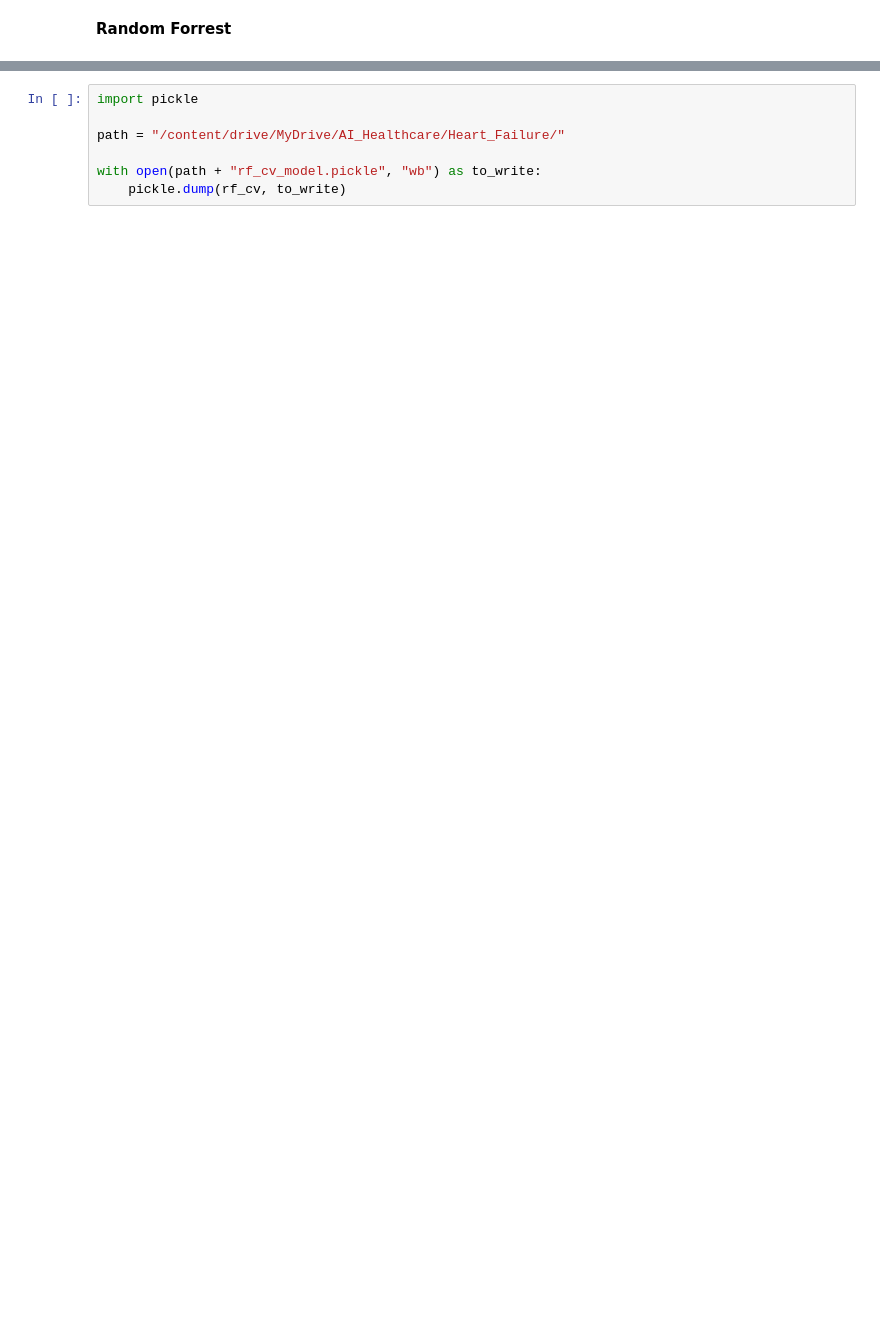
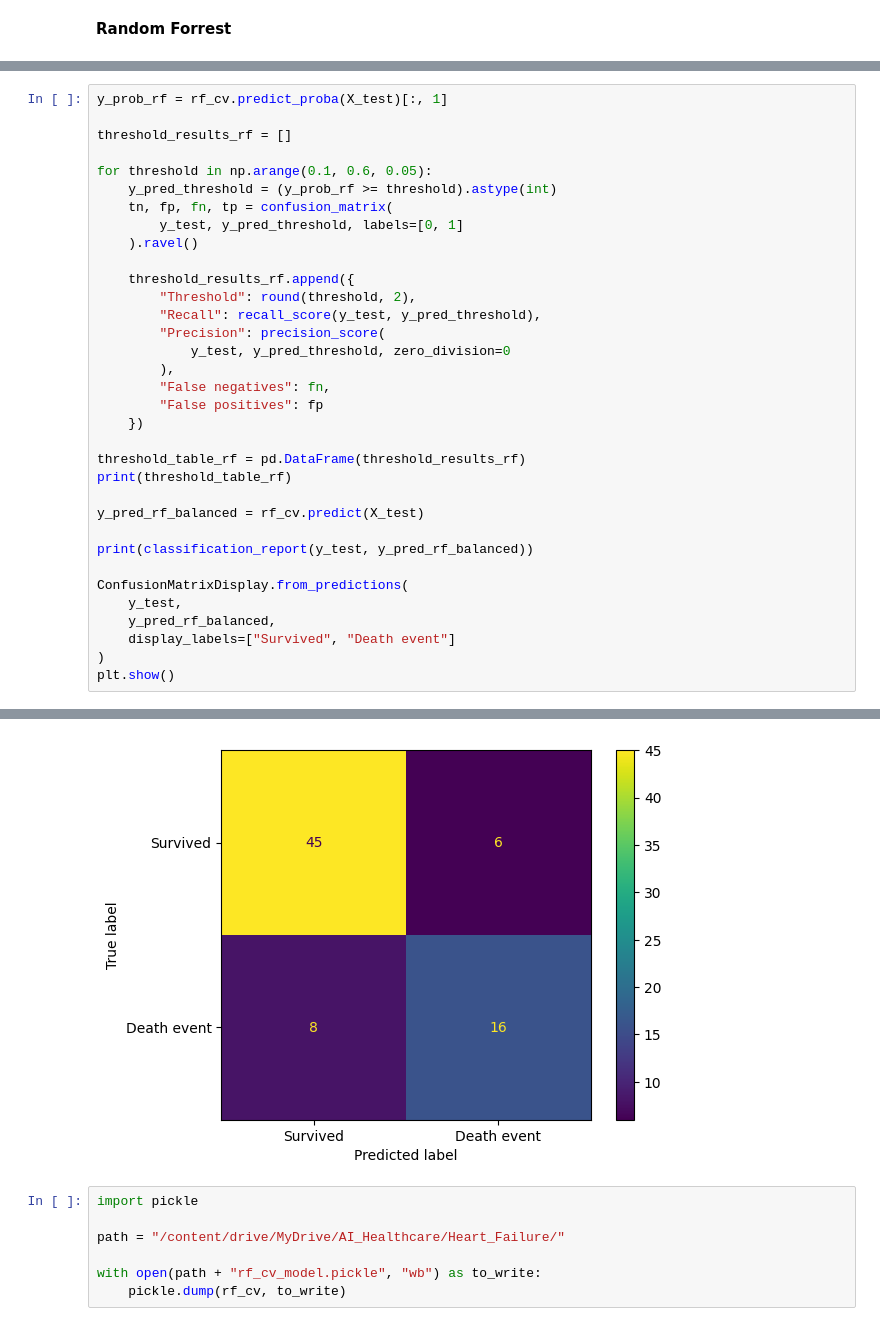
Before and after one commit to dr-koehler-ai/Heart-Failure-Clinical-Records-Dashboard, a Jupyter notebook: Heart_Failure_Clinical_Records_V2.ipynb, the cells around one changed output, grey strips where cells are left out. Drawn from its saved outputs; the diff is of its cells as text; blank space fills up the shorter version.

```diff
--- a/Heart_Failure_Clinical_Records_V2.ipynb
+++ b/Heart_Failure_Clinical_Records_V2.ipynb
@@ -331,0 +327,35 @@ Wall time: 6min 32s
+# %%
+y_prob_rf = rf_cv.predict_proba(X_test)[:, 1]
+
+threshold_results_rf = []
+
+for threshold in np.arange(0.1, 0.6, 0.05):
+    y_pred_threshold = (y_prob_rf >= threshold).astype(int)
+    tn, fp, fn, tp = confusion_matrix(
+        y_test, y_pred_threshold, labels=[0, 1]
+    ).ravel()
+
+    threshold_results_rf.append({
+        "Threshold": round(threshold, 2),
+        "Recall": recall_score(y_test, y_pred_threshold),
+        "Precision": precision_score(
+            y_test, y_pred_threshold, zero_division=0
+        ),
+        "False negatives": fn,
+        "False positives": fp
+    })
+
+threshold_table_rf = pd.DataFrame(threshold_results_rf)
+print(threshold_table_rf)
+
+y_pred_rf_balanced = rf_cv.predict(X_test)
+
+print(classification_report(y_test, y_pred_rf_balanced))
+
+ConfusionMatrixDisplay.from_predictions(
+    y_test,
+    y_pred_rf_balanced,
+    display_labels=["Survived", "Death event"]
+)
+plt.show()
+# %% [output]
@@ -332,3 +381,4 @@ Wall time: 6min 32s
+[figure, added]
 # %%
 import pickle
 
```
Also changed, not shown: parts of 20 cells of this notebook.
